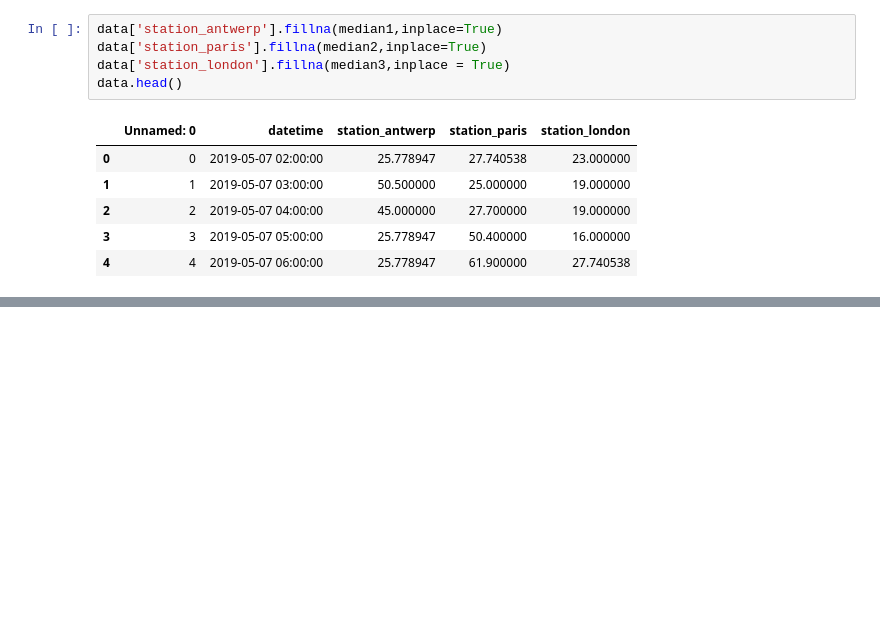
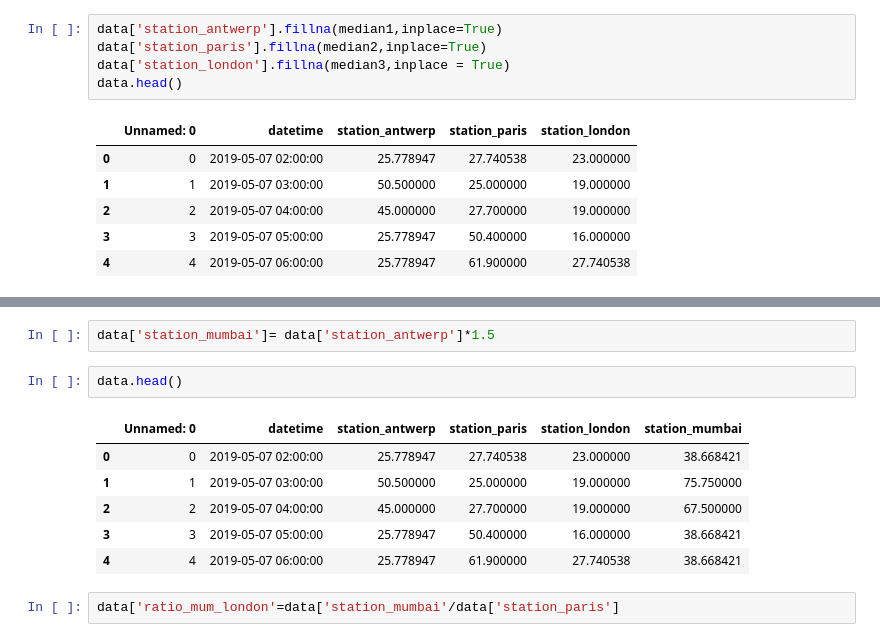
Before and after one commit to Dipak-Jagadale/Pandas, a Jupyter notebook: Dipak_start_to_end_Pandas.ipynb, the cells around one changed output, grey strips where cells are left out. Saved outputs shown, nothing was run; the diff lists cells and outputs as text; blank space fills up the shorter version.

```diff
--- a/Dipak_start_to_end_Pandas.ipynb
+++ b/Dipak_start_to_end_Pandas.ipynb
@@ -1291,0 +1336,13 @@ for example , consider the follwing set of numbes: 3,4,6,4,2,4,8. in  the datase
+# %%
+data['station_mumbai']= data['station_antwerp']*1.5
+# %%
+data.head()
+# %% [output]
+|  | Unnamed: 0 | datetime | station_antwerp | station_paris | station_london | station_mumbai |
+| 0 | 0 | 2019-05-07 02:00:00 | 25.778947 | 27.740538 | 23.000000 | 38.668421 |
+| 1 | 1 | 2019-05-07 03:00:00 | 50.500000 | 25.000000 | 19.000000 | 75.750000 |
+| 2 | 2 | 2019-05-07 04:00:00 | 45.000000 | 27.700000 | 19.000000 | 67.500000 |
+| 3 | 3 | 2019-05-07 05:00:00 | 25.778947 | 50.400000 | 16.000000 | 38.668421 |
+| 4 | 4 | 2019-05-07 06:00:00 | 25.778947 | 61.900000 | 27.740538 | 38.668421 |
+# %%
+data['ratio_mum_london'=data['station_mumbai'/data['station_paris']
```
Also changed, not shown: parts of 17 cells of this notebook.
